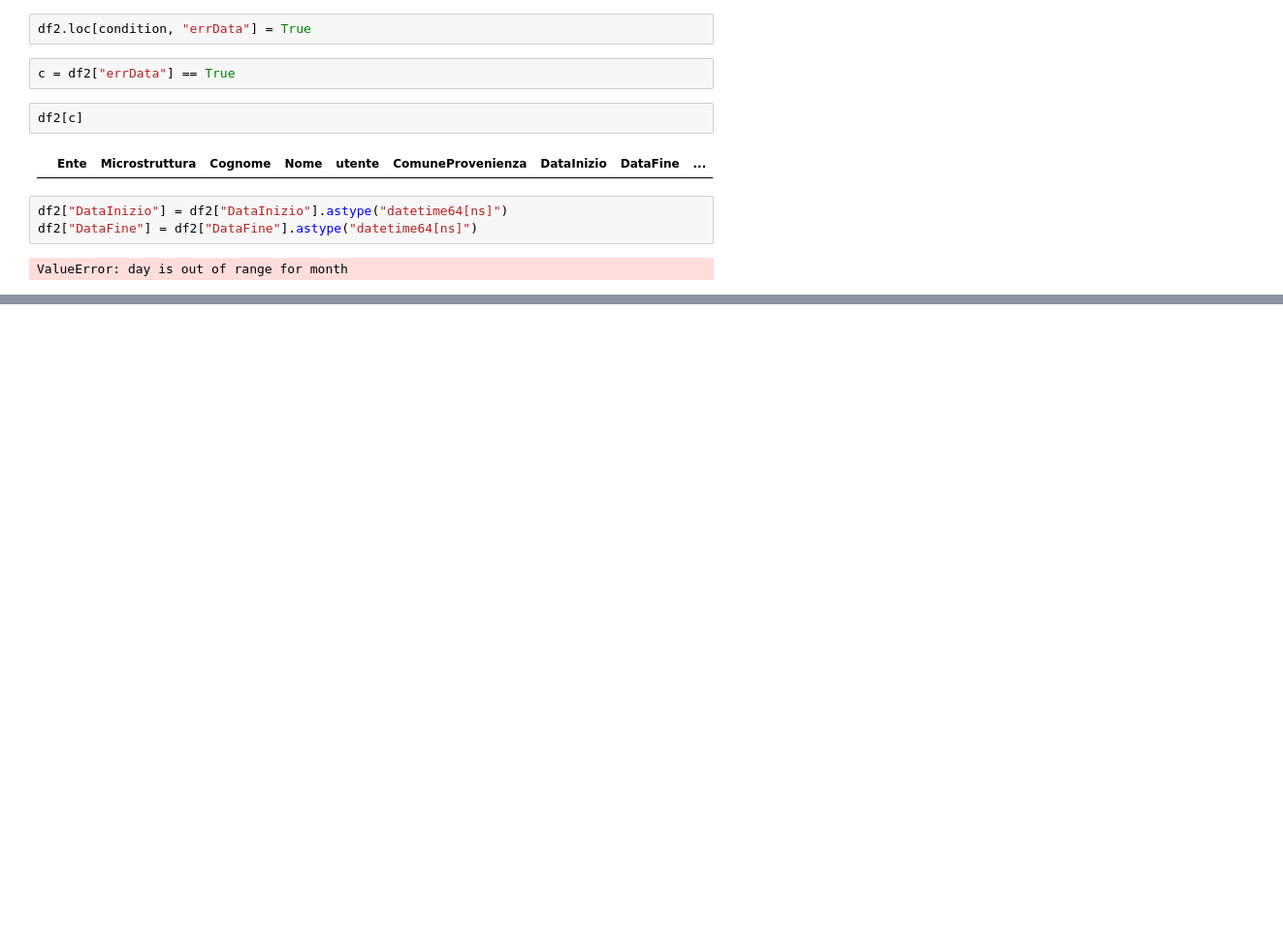
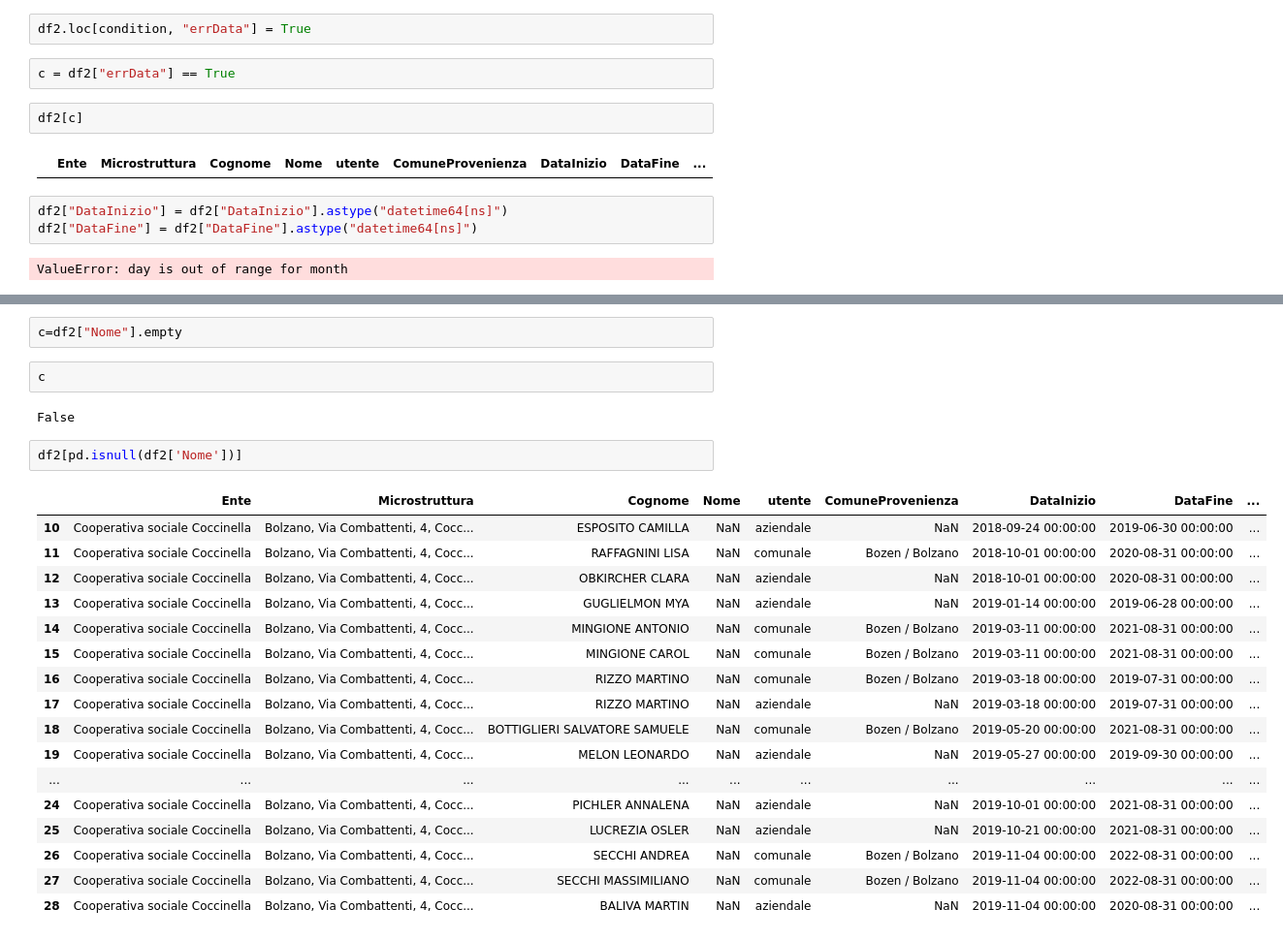
Before and after one commit to stfzz/max, a Jupyter notebook: pages/Jupyter/kitas.ipynb, the cells around one changed output, grey strips where cells are left out. Shown: that part at 97% size. Drawn from its saved outputs; the diff is of its cells as text; blank space fills up the shorter version.

```diff
--- a/pages/Jupyter/kitas.ipynb
+++ b/pages/Jupyter/kitas.ipynb
@@ -78,0 +128,26 @@ ValueError: day is out of range for month
+# %%
+c=df2["Nome"].empty
+# %%
+c
+# %% [output]
+False
+# %%
+df2[pd.isnull(df2['Nome'])]
+# %% [output]
+|  | Ente | Microstruttura | Cognome | Nome | utente | ComuneProvenienza | DataInizio | DataFine | ... |
+| 10 | Cooperativa sociale Coccinella | Bolzano, Via Combattenti, 4, Cocc... | ESPOSITO CAMILLA | NaN | aziendale | NaN | 2018-09-24 00:00:00 | 2019-06-30 00:00:00 | ... |
+| 11 | Cooperativa sociale Coccinella | Bolzano, Via Combattenti, 4, Cocc... | RAFFAGNINI LISA | NaN | comunale | Bozen / Bolzano | 2018-10-01 00:00:00 | 2020-08-31 00:00:00 | ... |
+| 12 | Cooperativa sociale Coccinella | Bolzano, Via Combattenti, 4, Cocc... | OBKIRCHER CLARA | NaN | aziendale | NaN | 2018-10-01 00:00:00 | 2020-08-31 00:00:00 | ... |
+| 13 | Cooperativa sociale Coccinella | Bolzano, Via Combattenti, 4, Cocc... | GUGLIELMON MYA | NaN | aziendale | NaN | 2019-01-14 00:00:00 | 2019-06-28 00:00:00 | ... |
+| 14 | Cooperativa sociale Coccinella | Bolzano, Via Combattenti, 4, Cocc... | MINGIONE ANTONIO | NaN | comunale | Bozen / Bolzano | 2019-03-11 00:00:00 | 2021-08-31 00:00:00 | ... |
+| 15 | Cooperativa sociale Coccinella | Bolzano, Via Combattenti, 4, Cocc... | MINGIONE CAROL | NaN | comunale | Bozen / Bolzano | 2019-03-11 00:00:00 | 2021-08-31 00:00:00 | ... |
+| 16 | Cooperativa sociale Coccinella | Bolzano, Via Combattenti, 4, Cocc... | RIZZO MARTINO | NaN | comunale | Bozen / Bolzano | 2019-03-18 00:00:00 | 2019-07-31 00:00:00 | ... |
+| 17 | Cooperativa sociale Coccinella | Bolzano, Via Combattenti, 4, Cocc... | RIZZO MARTINO | NaN | aziendale | NaN | 2019-03-18 00:00:00 | 2019-07-31 00:00:00 | ... |
+| 18 | Cooperativa sociale Coccinella | Bolzano, Via Combattenti, 4, Cocc... | BOTTIGLIERI SALVATORE SAMUELE | NaN | comunale | Bozen / Bolzano | 2019-05-20 00:00:00 | 2021-08-31 00:00:00 | ... |
+| 19 | Cooperativa sociale Coccinella | Bolzano, Via Combattenti, 4, Cocc... | MELON LEONARDO | NaN | aziendale | NaN | 2019-05-27 00:00:00 | 2019-09-30 00:00:00 | ... |
+| ... | ... | ... | ... | ... | ... | ... | ... | ... | ... |
+| 24 | Cooperativa sociale Coccinella | Bolzano, Via Combattenti, 4, Cocc... | PICHLER ANNALENA | NaN | aziendale | NaN | 2019-10-01 00:00:00 | 2021-08-31 00:00:00 | ... |
+| 25 | Cooperativa sociale Coccinella | Bolzano, Via Combattenti, 4, Cocc... | LUCREZIA OSLER | NaN | aziendale | NaN | 2019-10-21 00:00:00 | 2021-08-31 00:00:00 | ... |
+| 26 | Cooperativa sociale Coccinella | Bolzano, Via Combattenti, 4, Cocc... | SECCHI ANDREA | NaN | comunale | Bozen / Bolzano | 2019-11-04 00:00:00 | 2022-08-31 00:00:00 | ... |
+| 27 | Cooperativa sociale Coccinella | Bolzano, Via Combattenti, 4, Cocc... | SECCHI MASSIMILIANO | NaN | comunale | Bozen / Bolzano | 2019-11-04 00:00:00 | 2022-08-31 00:00:00 | ... |
+| 28 | Cooperativa sociale Coccinella | Bolzano, Via Combattenti, 4, Cocc... | BALIVA MARTIN | NaN | aziendale | NaN | 2019-11-04 00:00:00 | 2020-08-31 00:00:00 | ... |
```
Also changed, not shown: parts of 9 cells of this notebook, 7 other files.
